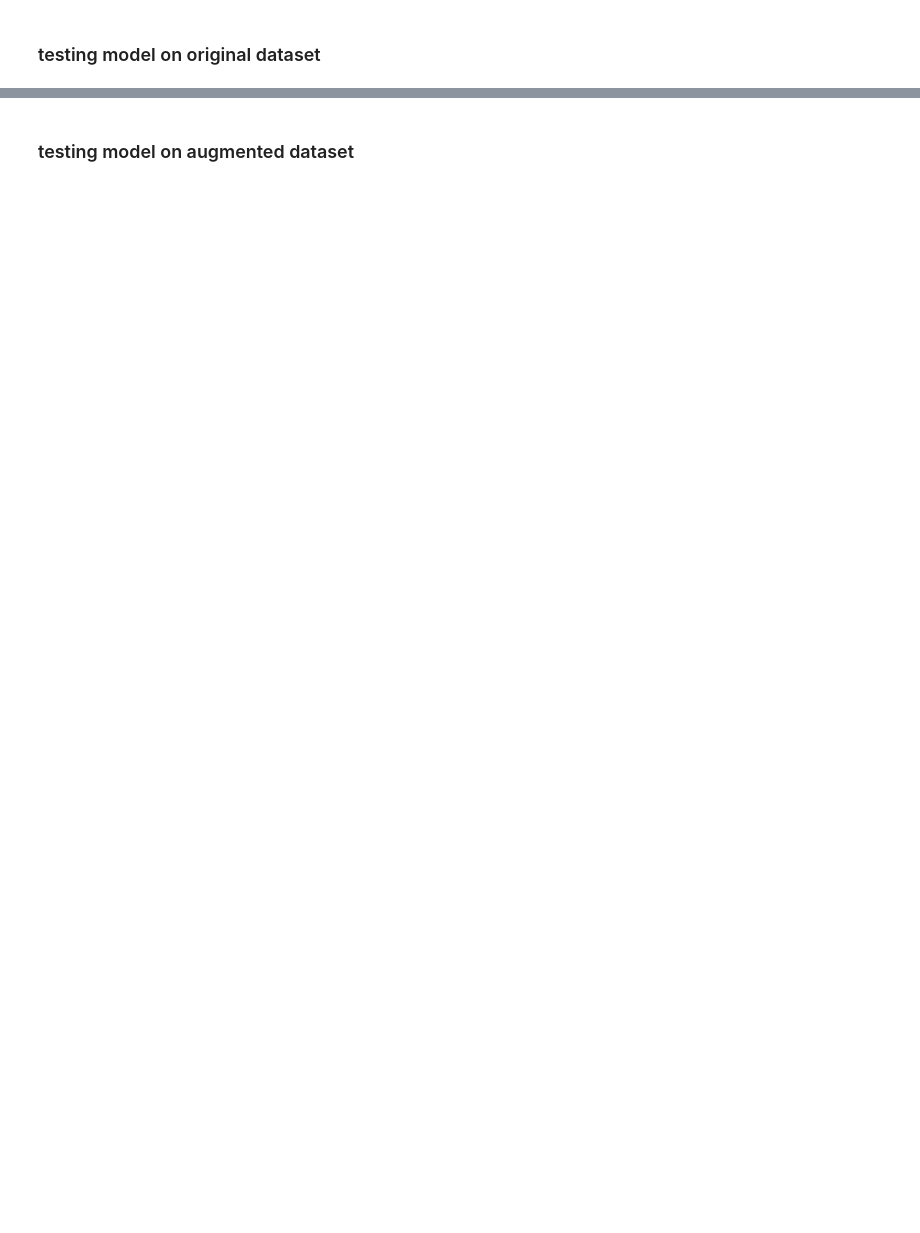
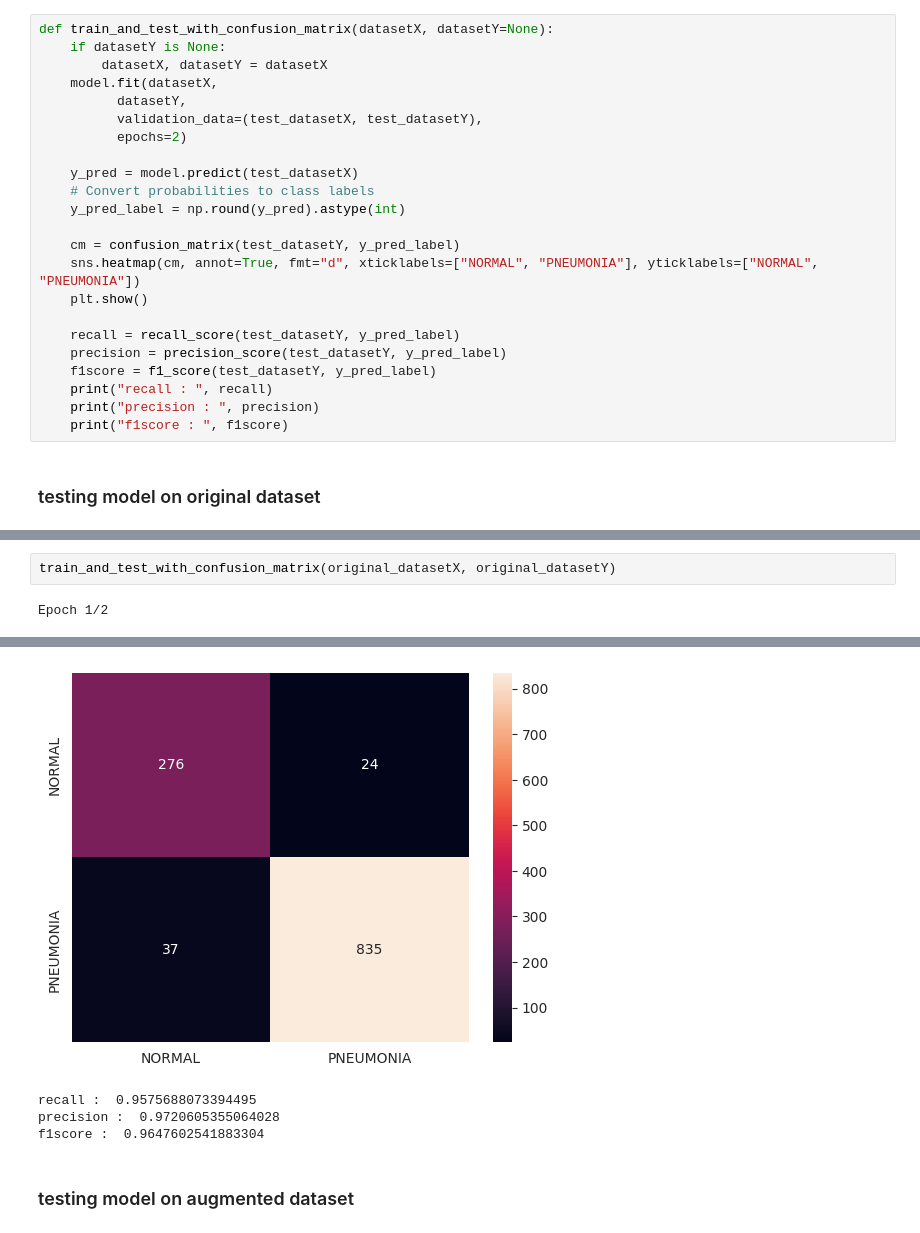
Before and after one commit to YvanDesPatates/IA_XRay_chest, a Jupyter notebook: deep_learning_augmented.ipynb, the cells around one changed output, grey strips where cells are left out. Cells and saved outputs as stored; diff of their text form; blank space fills up the shorter version.

```diff
--- a/deep_learning_augmented.ipynb
+++ b/deep_learning_augmented.ipynb
@@ -212,5 +225,28 @@ Model: "sequential"
 model.compile(optimizer='adam',
               loss=tf.losses.BinaryCrossentropy(from_logits=True),
               metrics=['recall'])
+# %%
+def train_and_test_with_confusion_matrix(datasetX, datasetY=None):
+    if datasetY is None:
+        datasetX, datasetY = datasetX
+    model.fit(datasetX,
+          datasetY,
+          validation_data=(test_datasetX, test_datasetY),
+          epochs=2)
+
+    y_pred = model.predict(test_datasetX)
+    # Convert probabilities to class labels
+    y_pred_label = np.round(y_pred).astype(int)
+
+    cm = confusion_matrix(test_datasetY, y_pred_label)
+    sns.heatmap(cm, annot=True, fmt="d", xticklabels=["NORMAL", "PNEUMONIA"], yticklabels=["NORMAL", "PNEUMONIA"])
+    plt.show()
+
+    recall = recall_score(test_datasetY, y_pred_label)
+    precision = precision_score(test_datasetY, y_pred_label)
+    f1score = f1_score(test_datasetY, y_pred_label)
+    print("recall : ", recall)
+    print("precision : ", precision)
+    print("f1score : ", f1score)
 # %% [markdown]
 ### testing model on original dataset
@@ -259,0 +253,4 @@ f1score :  0.9449378330373002
+# %%
+train_and_test_with_confusion_matrix(original_datasetX, original_datasetY)
+# %% [output]
+Epoch 1/2
@@ -260,2 +261,6 @@ f1score :  0.9449378330373002
+[figure, added]
+recall :  0.9575688073394495
+precision :  0.9720605355064028
+f1score :  0.9647602541883304
 # %% [markdown]
 ### testing model on augmented dataset
```
Also changed, not shown: parts of 20 cells of this notebook.
